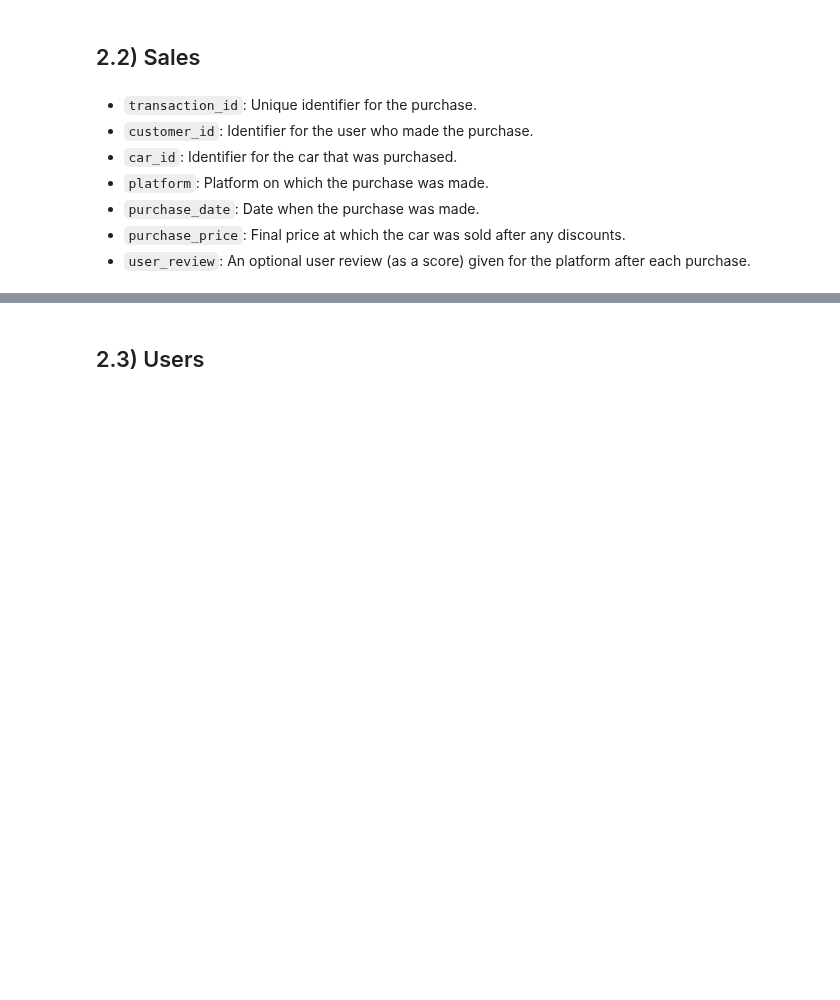
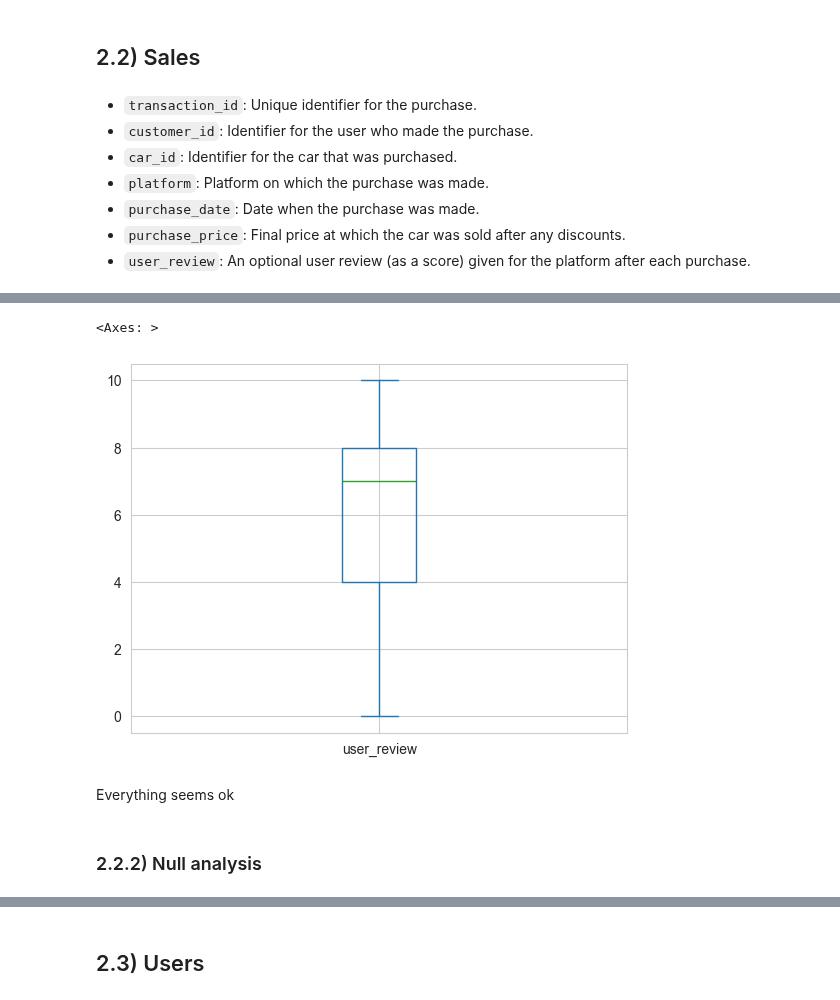
Before and after one commit to glag2/glag2-Internship-Case-2024-DEC, a Jupyter notebook: [STEP 1] Data Cleaning.ipynb, the cells around one changed output, grey strips where cells are left out. Cells and saved outputs as stored; diff of their text form; code cells hidden in the pictures; blank space fills up the shorter version.

```diff
--- a/[STEP 1] Data Cleaning.ipynb
+++ b/[STEP 1] Data Cleaning.ipynb
@@ -103,0 +192,10 @@ cars.to_csv('Cleaned_Data/cars.csv', index=False)
+# %%
+# boxplot for the user_review column
+sales['user_review'].plot(kind='box')
+# %% [output]
+<Axes: >
+[figure, added]
+# %% [markdown]
+Everything seems ok
+# %% [markdown]
+### 2.2.2) Null analysis
```
Also changed, not shown: parts of 63 cells of this notebook, 5 other files.
